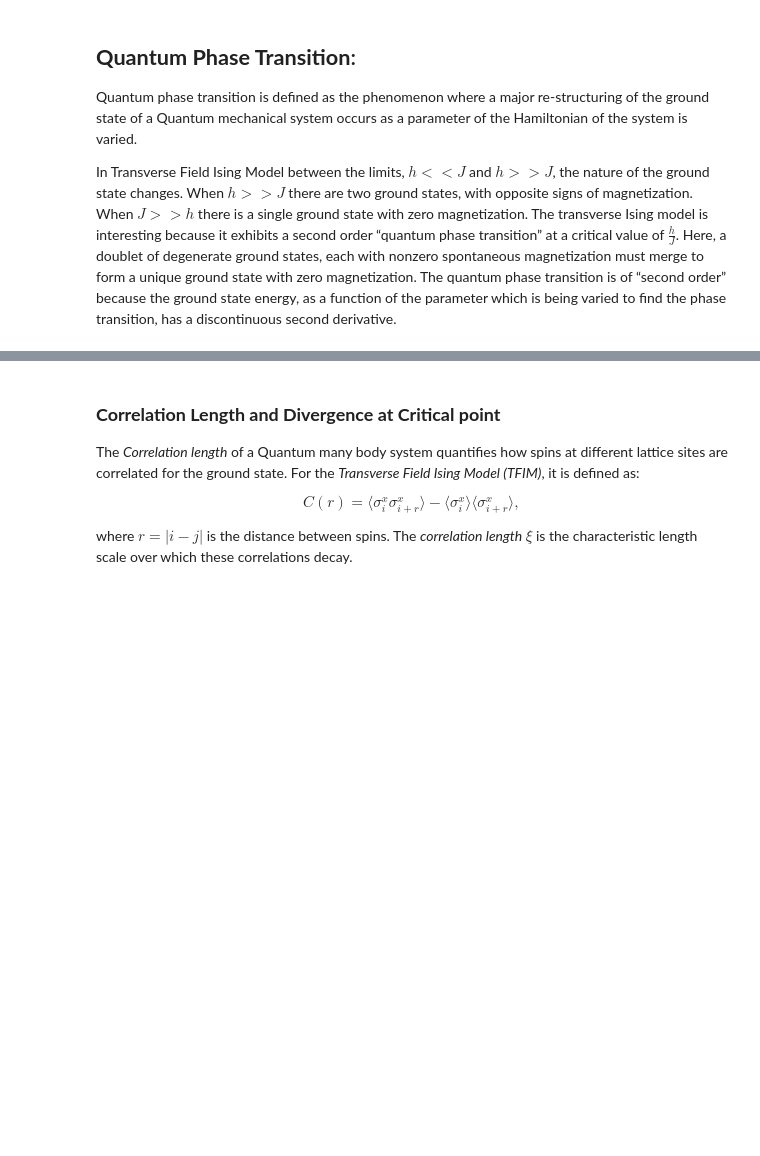
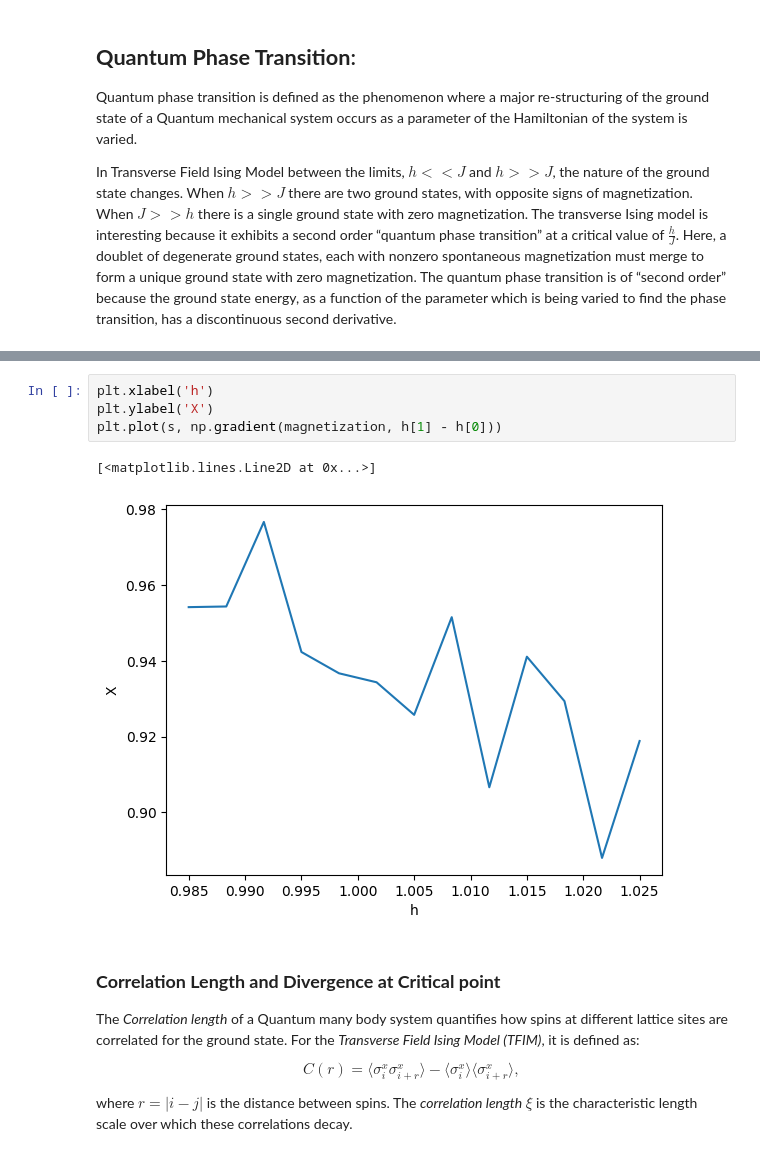
Before and after one commit to QunaSys/quri-parts, a Jupyter notebook: quri_sdk_notebooks/examples/0_quri-algo-vm/5_tfim/TFIM.ipynb, the cells around one changed output, grey strips where cells are left out. Drawn from its saved outputs; the diff is of its cells as text; blank space fills up the shorter version.

```diff
--- a/quri_sdk_notebooks/examples/0_quri-algo-vm/5_tfim/TFIM.ipynb
+++ b/quri_sdk_notebooks/examples/0_quri-algo-vm/5_tfim/TFIM.ipynb
@@ -493,3 +498,10 @@ Magnetization for QSCI Ground State Obtained: 0.6404087227415661
+# %%
+plt.xlabel('h')
+plt.ylabel('Χ')
+plt.plot(s, np.gradient(magnetization, h[1] - h[0]))
+# %% [output]
+[<matplotlib.lines.Line2D at 0x...>]
+[figure, added]
 # %% [markdown]
 ### **Correlation Length and Divergence at Critical point**
 
```
Also changed, not shown: parts of 47 cells of this notebook.
